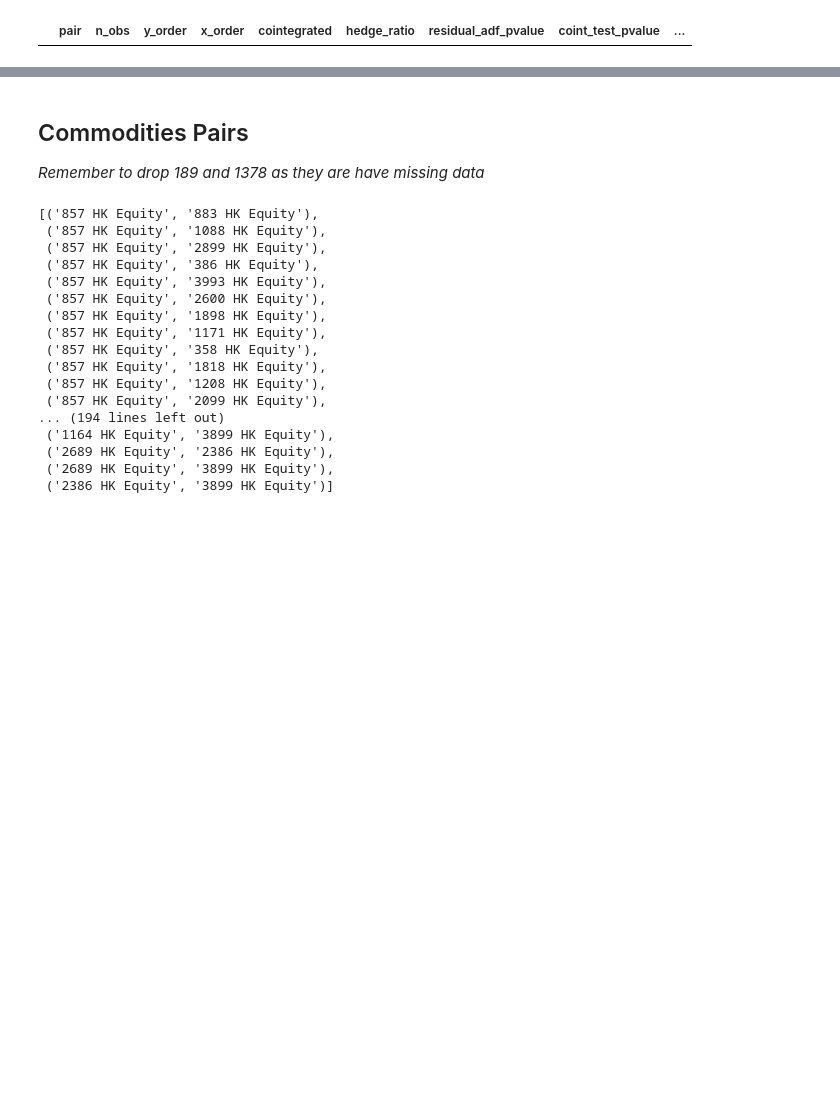
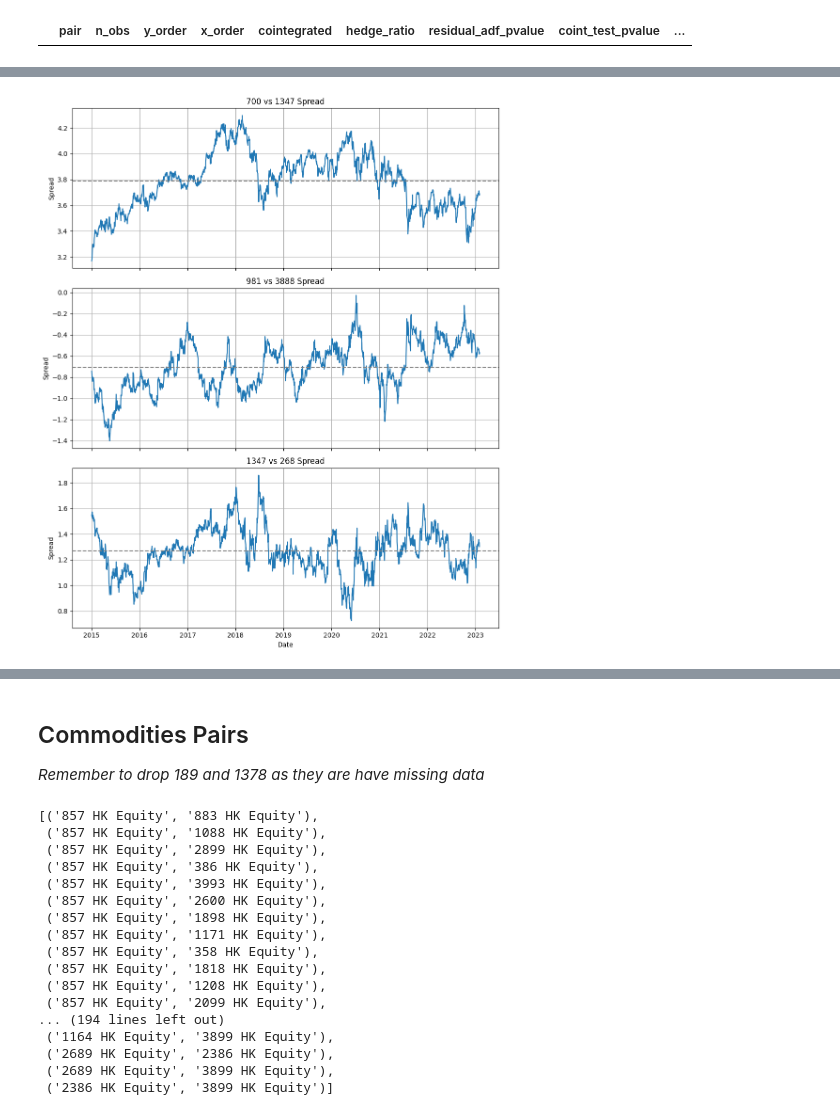
Before and after one commit to hivan04/applied-project-06039211, a Jupyter notebook: scripts/main.ipynb, the cells around one changed output, grey strips where cells are left out. Drawn from its saved outputs; the diff is of its cells as text; code cells hidden in the pictures; blank space fills up the shorter version.

```diff
--- a/scripts/main.ipynb
+++ b/scripts/main.ipynb
@@ -484,0 +519,23 @@ weaker_pairs_t.sort_values("coint_test_pvalue").head(10)
+# %%
+# Calculate spread
+spread_t1 = compute_spread(df1["700 HK Equity"],
+                           df1["1347 HK Equity"],
+                           summary_coint_t["hedge_ratio"].iloc[0])
+
+spread_t2 = compute_spread(df1["981 HK Equity"],
+                           df1["3888 HK Equity"],
+                           summary_coint_t["hedge_ratio"].iloc[1])
+
+spread_t3 = compute_spread(df1["1347 HK Equity"],
+                           df1["268 HK Equity"],
+                           summary_coint_t["hedge_ratio"].iloc[2])
+
+spread_dict = {
+    "700 vs 1347": spread_t1,
+    "981 vs 3888": spread_t2,
+    "1347 vs 268": spread_t3
+}
+
+plot_multiple_spreads(spread_dict)
+# %% [output]
+[figure, added]
```
Also changed, not shown: parts of 5 cells of this notebook, 1 other file.
